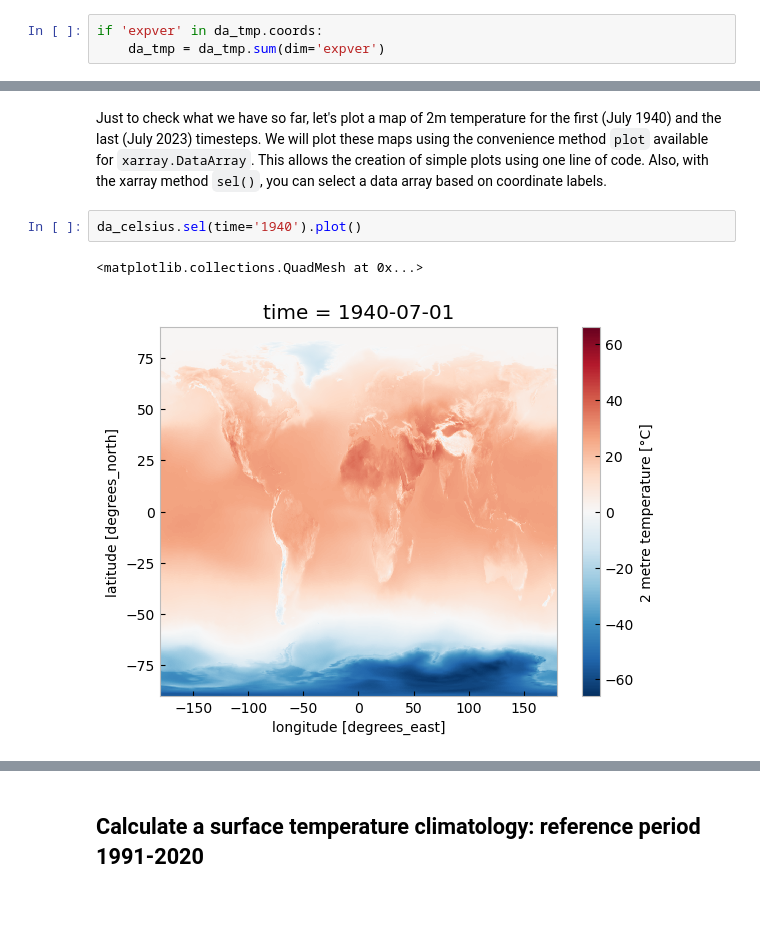
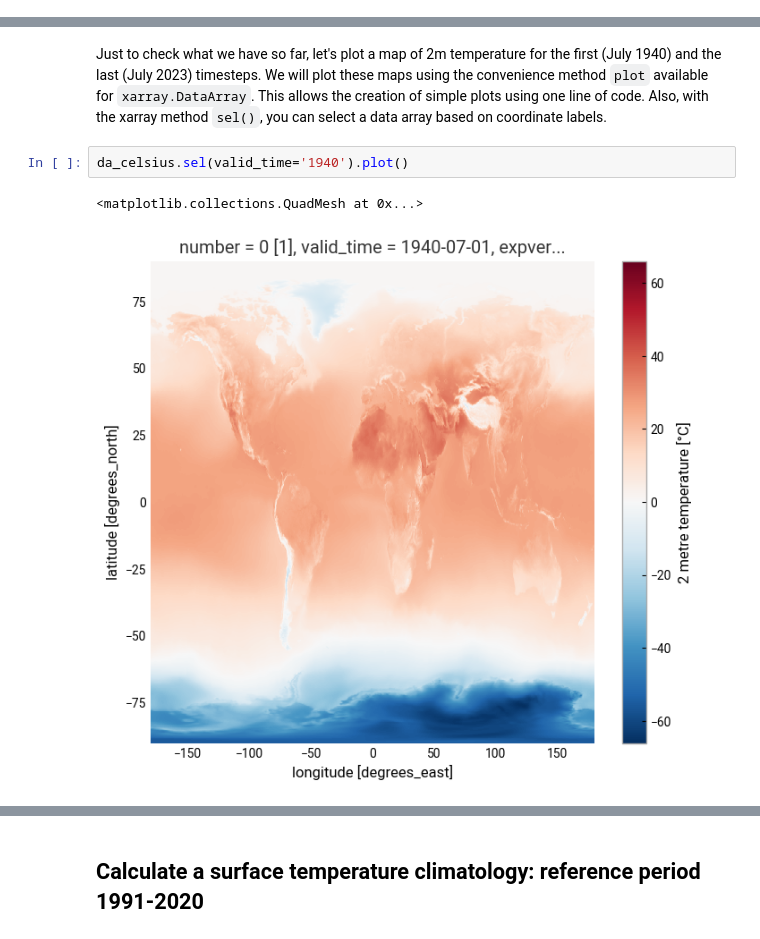
Before and after one commit to ecmwf-training/c3s-training-submodule-reanalysis, a Jupyter notebook: reanalysis-temp-record.ipynb, the cells around one changed output, grey strips where cells are left out. Saved outputs shown, nothing was run; the diff lists cells and outputs as text; blank space fills up the shorter version.

```diff
--- a/reanalysis-temp-record.ipynb
+++ b/reanalysis-temp-record.ipynb
@@ -211,3 +218,0 @@ When we use near real time ERA5 data from the CDS the requests may return a mix
-# %%
-if 'expver' in da_tmp.coords:
-    da_tmp = da_tmp.sum(dim='expver')
@@ -268,8 +257,8 @@ Now we can see the updated values in *Celsius* and the `units` attribute updated
 # %% [markdown]
 Just to check what we have so far, let's plot a map of 2m temperature for the first (July 1940) and the last (July 2023) timesteps. We will plot these maps using the convenience method `plot` available for `xarray.DataArray`. This allows the creation of simple plots using one line of code. Also, with the xarray method `sel()`, you can select a data array based on coordinate labels.
 # %%
-da_celsius.sel(time='1940').plot()
+da_celsius.sel(valid_time='1940').plot()
 # %% [output]
 <matplotlib.collections.QuadMesh at 0x...>
-[figure, old version]
+[figure, new version]
 # %%
```
Also changed, not shown: parts of 32 cells of this notebook.
